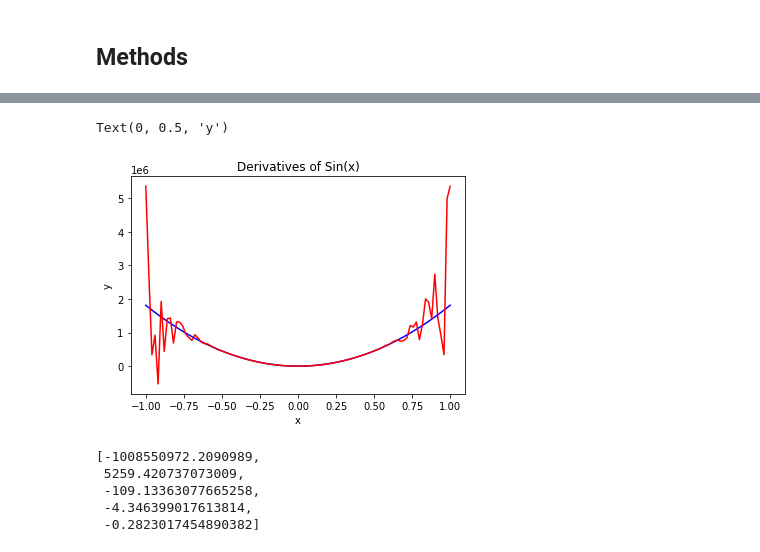
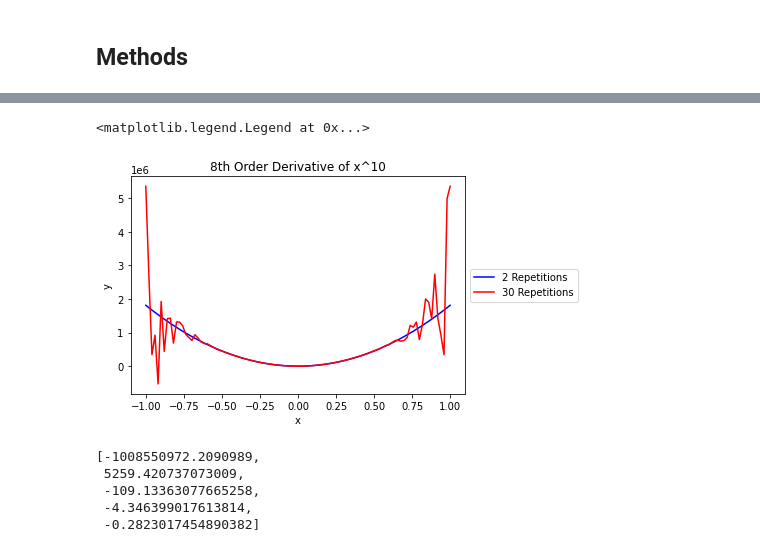
Before and after one commit to cu-numcomp/numcomp-team-project-team-i, a Jupyter notebook: project.ipynb, the cells around one changed output, grey strips where cells are left out. Drawn from its saved outputs; the diff is of its cells as text; code cells hidden in the pictures.

```diff
--- a/project.ipynb
+++ b/project.ipynb
@@ -147,29 +155,30 @@ The only limit on how many times this can be repeated is how small $h$ can be re
 # %%
 x = np.linspace(-1, 1, 100)
 
 #Define some function to take the derivative of
 def f(x):
     return x**10
 
-# for i in range(2):
+# Perform the derivative with 2 richardson extrapolation terms
 df = nd.Derivative(f, n=8)
-df.richardson_terms = 2
+df.richardson_terms = 2 # Specify the default number of richardson extrapolation terms
 y = df(x)
 h = plt.plot(x, y, color='blue', label='2 Repetitions')
 
-# Perform the derivative with 100 richardson extrapolations
+# Perform the derivative with 11 richardson extrapolations
 # This will force too many extrapolations to occur, meaning that h will be less than machine epsilon
 df = nd.Derivative(f, n=8)
-df.richardson_terms = 100
+df.richardson_terms = 11 # Specify 11 richardson extrapolation terms
 y = df(x)
-h = plt.plot(x, y, color='red', label="100 Repetitions")
+h = plt.plot(x, y, color='red', label="30 Repetitions")
 
-plt.title("Derivatives of Sin(x)")
+plt.title("8th Order Derivative of x^10")
 plt.xlabel("x")
 plt.ylabel("y")
+plt.legend(loc='center left', bbox_to_anchor=(1, 0.5))
 # %% [output]
-Text(0, 0.5, 'y')
+<matplotlib.legend.Legend at 0x...>
-[figure, old version]
+[figure, new version]
 # %%
 #12th order derivative of sin(1/x)
 def highdev(x):
```
Also changed, not shown: parts of 1 cell of this notebook.
